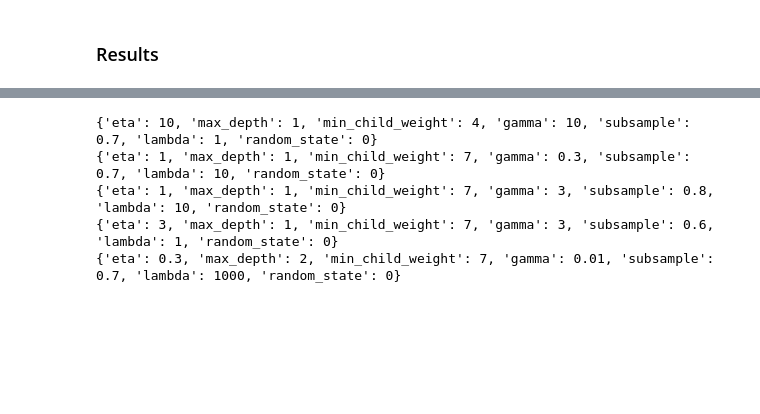
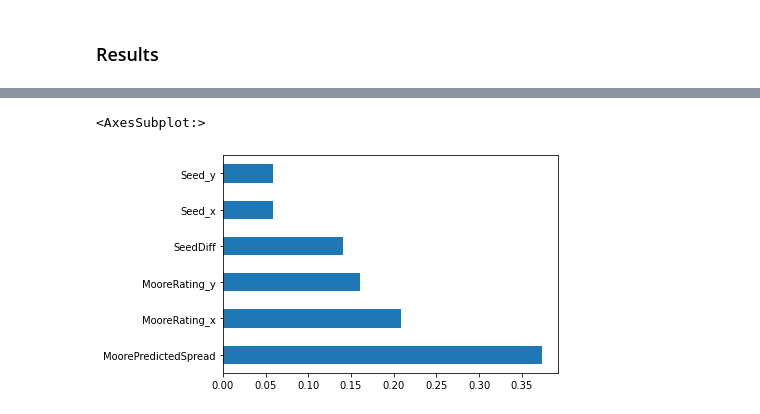
Before and after one commit to taylormerry/2021-March-Madness, a Jupyter notebook: W2.2_ModelBuilding_Spread.ipynb, the cells around one changed output, grey strips where cells are left out. Drawn from its saved outputs; the diff is of its cells as text; code cells hidden in the pictures; blank space fills up the shorter version.

```diff
--- a/W2.2_ModelBuilding_Spread.ipynb
+++ b/W2.2_ModelBuilding_Spread.ipynb
@@ -349,10 +353,5 @@ final_results.drop(columns = ['Model', 'Model_Coef']).sort_values(by = ['Avg_Sco
-# %%
-i = [119, 138, 130, 118, 126]
-for j in i:
-    print(params(j))
-# %% [output]
-{'eta': 10, 'max_depth': 1, 'min_child_weight': 4, 'gamma': 10, 'subsample': 0.7, 'lambda': 1, 'random_state': 0}
-{'eta': 1, 'max_depth': 1, 'min_child_weight': 7, 'gamma': 0.3, 'subsample': 0.7, 'lambda': 10, 'random_state': 0}
-{'eta': 1, 'max_depth': 1, 'min_child_weight': 7, 'gamma': 3, 'subsample': 0.8, 'lambda': 10, 'random_state': 0}
-{'eta': 3, 'max_depth': 1, 'min_child_weight': 7, 'gamma': 3, 'subsample': 0.6, 'lambda': 1, 'random_state': 0}
-{'eta': 0.3, 'max_depth': 2, 'min_child_weight': 7, 'gamma': 0.01, 'subsample': 0.7, 'lambda': 1000, 'random_state': 0}
+# %%
+features(110)
+# %% [output]
+<AxesSubplot:>
+[figure, added]
```
Also changed, not shown: parts of 13 cells of this notebook, 2 other files.
